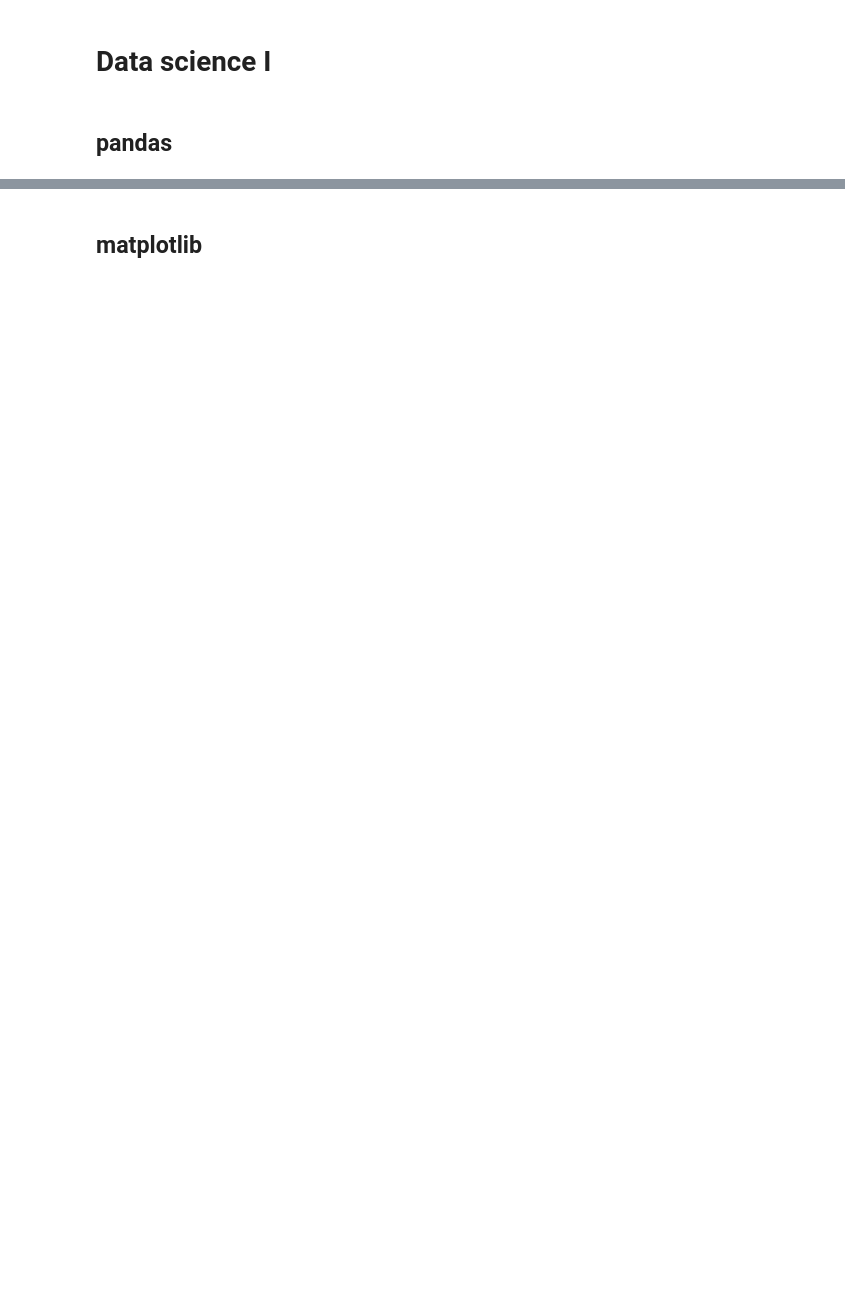
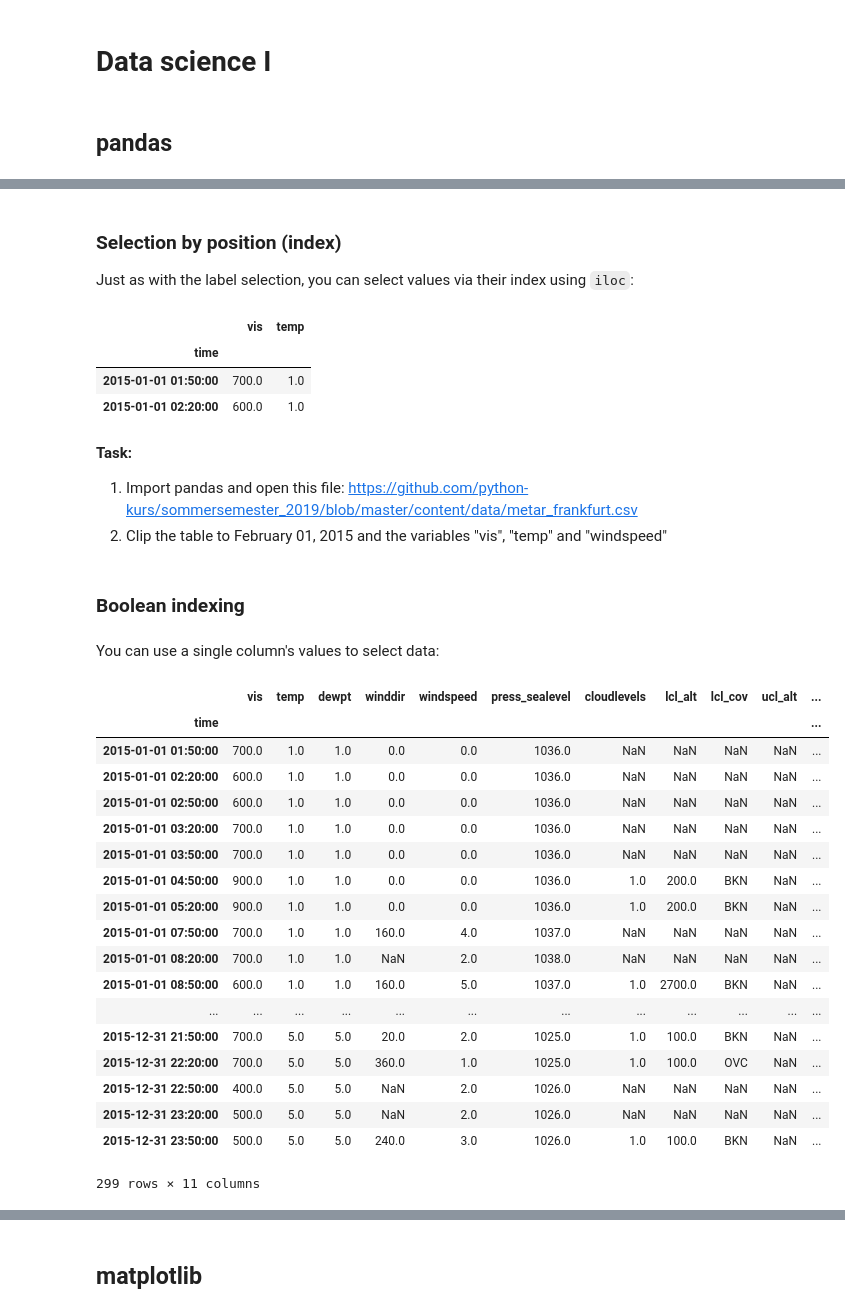
Before and after one commit to python-kurs/sommersemester_2019, a Jupyter notebook: content/units/S01E04.ipynb, the cells around one changed output, grey strips where cells are left out. Saved outputs shown, nothing was run; the diff lists cells and outputs as text; code cells hidden in the pictures; blank space fills up the shorter version.

Commit message:
completed pandas part in S01E04

```diff
--- a/content/units/S01E04.ipynb
+++ b/content/units/S01E04.ipynb
@@ -32,0 +167,42 @@ tabelle.plot.scatter(x="windspeed",y="press_sealevel",figsize=(10,6),fontsize=12
+# %% [markdown]
+### Selection by position (index)
+
+Just as with the label selection, you can select values via their index using `iloc`:
+# %%
+tabelle.iloc[3:5, 0:2]
+# %% [output]
+|  | vis | temp |
+| time |  |  |
+| 2015-01-01 01:50:00 | 700.0 | 1.0 |
+| 2015-01-01 02:20:00 | 600.0 | 1.0 |
+# %% [markdown]
+**Task:**
+
+1. Import pandas and open this file: https://github.com/python-kurs/sommersemester_2019/blob/master/content/data/metar_frankfurt.csv
+2. Clip the table to February 01, 2015 and the variables "vis", "temp" and "windspeed"
+# %% [markdown]
+### Boolean indexing
+# %% [markdown]
+You can use a single column's values to select data:
+# %%
+tabelle[tabelle.vis < 1000] # Selects all rows where vis < 1000
+# %% [output]
+|  | vis | temp | dewpt | winddir | windspeed | press_sealevel | cloudlevels | lcl_alt | lcl_cov | ucl_alt | ... |
+| time |  |  |  |  |  |  |  |  |  |  | ... |
+| 2015-01-01 01:50:00 | 700.0 | 1.0 | 1.0 | 0.0 | 0.0 | 1036.0 | NaN | NaN | NaN | NaN | ... |
+| 2015-01-01 02:20:00 | 600.0 | 1.0 | 1.0 | 0.0 | 0.0 | 1036.0 | NaN | NaN | NaN | NaN | ... |
+| 2015-01-01 02:50:00 | 600.0 | 1.0 | 1.0 | 0.0 | 0.0 | 1036.0 | NaN | NaN | NaN | NaN | ... |
+| 2015-01-01 03:20:00 | 700.0 | 1.0 | 1.0 | 0.0 | 0.0 | 1036.0 | NaN | NaN | NaN | NaN | ... |
+| 2015-01-01 03:50:00 | 700.0 | 1.0 | 1.0 | 0.0 | 0.0 | 1036.0 | NaN | NaN | NaN | NaN | ... |
+| 2015-01-01 04:50:00 | 900.0 | 1.0 | 1.0 | 0.0 | 0.0 | 1036.0 | 1.0 | 200.0 | BKN | NaN | ... |
+| 2015-01-01 05:20:00 | 900.0 | 1.0 | 1.0 | 0.0 | 0.0 | 1036.0 | 1.0 | 200.0 | BKN | NaN | ... |
+| 2015-01-01 07:50:00 | 700.0 | 1.0 | 1.0 | 160.0 | 4.0 | 1037.0 | NaN | NaN | NaN | NaN | ... |
+| 2015-01-01 08:20:00 | 700.0 | 1.0 | 1.0 | NaN | 2.0 | 1038.0 | NaN | NaN | NaN | NaN | ... |
+| 2015-01-01 08:50:00 | 600.0 | 1.0 | 1.0 | 160.0 | 5.0 | 1037.0 | 1.0 | 2700.0 | BKN | NaN | ... |
+| ... | ... | ... | ... | ... | ... | ... | ... | ... | ... | ... | ... |
+| 2015-12-31 21:50:00 | 700.0 | 5.0 | 5.0 | 20.0 | 2.0 | 1025.0 | 1.0 | 100.0 | BKN | NaN | ... |
+| 2015-12-31 22:20:00 | 700.0 | 5.0 | 5.0 | 360.0 | 1.0 | 1025.0 | 1.0 | 100.0 | OVC | NaN | ... |
+| 2015-12-31 22:50:00 | 400.0 | 5.0 | 5.0 | NaN | 2.0 | 1026.0 | NaN | NaN | NaN | NaN | ... |
+| 2015-12-31 23:20:00 | 500.0 | 5.0 | 5.0 | NaN | 2.0 | 1026.0 | NaN | NaN | NaN | NaN | ... |
+| 2015-12-31 23:50:00 | 500.0 | 5.0 | 5.0 | 240.0 | 3.0 | 1026.0 | 1.0 | 100.0 | BKN | NaN | ... |
+299 rows × 11 columns
```
Also changed, not shown: parts of 41 cells of this notebook, 1 other file.
